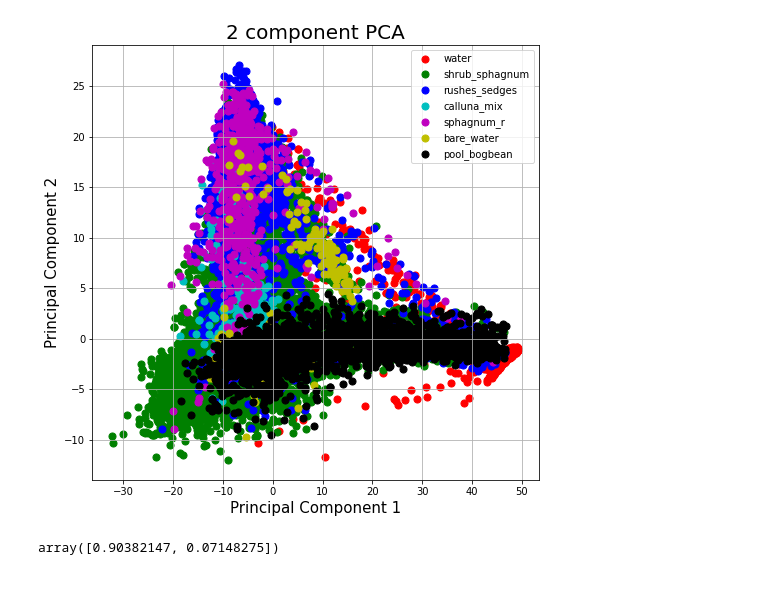
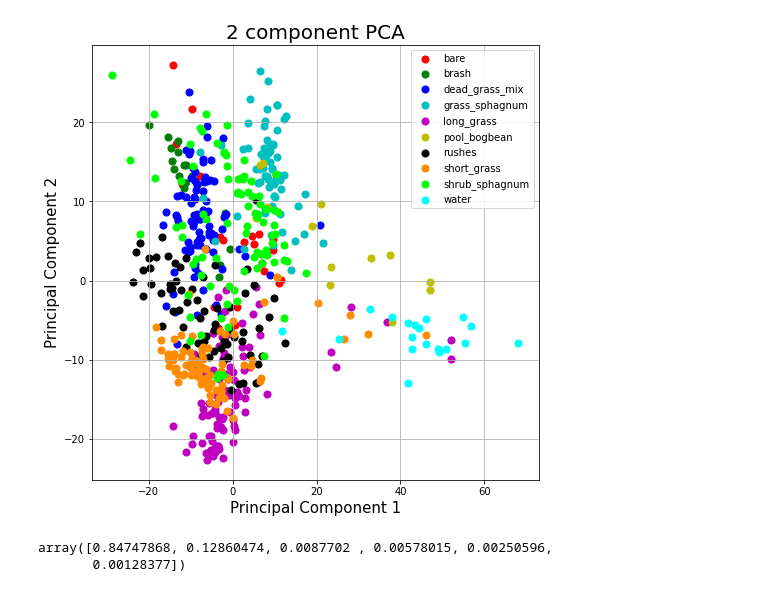
Before and after one commit to rachelzwalker/Flow_Country_HSI_and_PSM, a Jupyter notebook: python_notebooks/unsupervised/PCA.ipynb, the cells around one changed output. Drawn from its saved outputs; the diff is of its cells as text; code cells hidden in the pictures.

```diff
--- a/python_notebooks/unsupervised/PCA.ipynb
+++ b/python_notebooks/unsupervised/PCA.ipynb
@@ -1,28 +1,43 @@
 # %%
 import pandas as pd
 import geopandas
-cross_lochs = pd.read_csv('../cross_lochs_gdf_pft.csv')
+# data = pd.read_csv('../cross_lochs_gdf.csv')
+
+# data = pd.read_csv('../cross_lochs_6_classes_for_ML.csv')
+# data = pd.read_csv('../train_test_data.csv')
+data = pd.read_csv('../train_test_data_2006_only.csv')
 # %%
 import numpy as np
 from sklearn.decomposition import PCA
 # %%
 from sklearn.preprocessing import StandardScaler
 
-pca = PCA(n_components=5)
-
-x = cross_lochs[cross_lochs.columns[1:359]]
-y = cross_lochs[cross_lochs.columns[362]]
+x = data[data.columns[1:359]]
+y = data[data.columns[362]]
 
 x = StandardScaler().fit_transform(x)
 
 
+# from sklearn.decomposition import PCA
+# pca = PCA(n_components=6)
+# principalComponents = pca.fit_transform(x)
+# principalDf = pd.DataFrame(data = principalComponents
+#              , columns = ['pc_1', 'pc_2', 'pc_3', 'pc_4', 'pc_5', 'pc_6'])
+
+# from sklearn.decomposition import PCA
+# pca = PCA(n_components=13)
+# principalComponents = pca.fit_transform(x)
+# principalDf = pd.DataFrame(data = principalComponents
+#              , columns = ['pc_1', 'pc_2', 'pc_3', 'pc_4', 'pc_5', 'pc_6', 'pc_7', 'pc_8', 'pc_9', 'pc_10', 'pc_11', 'pc_12', 'pc_13'])
+
 from sklearn.decomposition import PCA
-pca = PCA(n_components=2)
+pca = PCA(n_components=10)
 principalComponents = pca.fit_transform(x)
 principalDf = pd.DataFrame(data = principalComponents
-             , columns = ['principal component 1', 'principal component 2'])
+             , columns = ['pc_1', 'pc_2', 'pc_3', 'pc_4', 'pc_5', 'pc_6', 'pc_7', 'pc_8', 'pc_9', 'pc_10'])
 
-pca_df = pd.concat([principalDf, cross_lochs[['PFT']], cross_lochs[['geometry']]], axis = 1)
+
+pca_df = pd.concat([principalDf, data[['PFT']], data[['geometry']]], axis = 1)
 
 
 pca_df['geometry'] = geopandas.GeoSeries.from_wkt(pca_df['geometry'])
@@ -37,26 +52,34 @@ pca_gdf.head(2)
 # %%
 from matplotlib import pyplot as plt
 
 fig = plt.figure(figsize = (8,8))
 ax = fig.add_subplot(1,1,1)
 ax.set_xlabel('Principal Component 1', fontsize = 15)
 ax.set_ylabel('Principal Component 2', fontsize = 15)
 ax.set_title('2 component PCA', fontsize = 20)
-PFTs = ['water', 'shrub_sphagnum', 'rushes_sedges', 'calluna_mix', 'sphagnum_r', 'bare_water', 'pool_bogbean']
-colors = ['r', 'g', 'b', 'c', 'm', 'y', 'k']
+# PFTs = ['water', 'shrub_sphagnum', 'rushes_sedges', 'calluna_mix', 'sphagnum_r', 'bare_water', 'pool_bogbean']
+# PFTs = ['calluna', 'bare', 'brash', 'water', 'rushes', 'pool_bogbean', 'short_grass', 'long_grass', 'grass_sphagnum', 'dead_grass_mix', 'sitka_pine', 'agri_grasses', 'shrub_sphagnum']
+PFTs = ['bare', 'brash', 'water', 'rushes', 'pool_bogbean', 'short_grass', 'long_grass', 'grass_sphagnum', 'dead_grass_mix', 'shrub_sphagnum']
+PFTs = sorted(PFTs)
+# colors = ['r', 'g', 'b', 'c', 'm', 'y', 'k']
+colors = ['r', 'g', 'b', 'c', 'm', 'y', 'k', 'darkorange', 'lime', 'aqua', 'fuchsia', 'yellowgreen', 'purple']
+
 for PFT, color in zip(PFTs,colors):
     indicesToKeep = pca_df['PFT'] == PFT
-    ax.scatter(pca_df.loc[indicesToKeep, 'principal component 1']
-               , pca_df.loc[indicesToKeep, 'principal component 2']
+    ax.scatter(pca_df.loc[indicesToKeep, 'pc_1']
+               , pca_df.loc[indicesToKeep, 'pc_2']
                , c = color
                , s = 50)
 ax.legend(PFTs)
 ax.grid()
 # %% [output]
-[figure, old version]
+[figure, new version]
-# %%
-explained_variance = pca.explained_variance_ratio_
-
-explained_variance
-# %% [output]
-array([0.90382147, 0.07148275])
+# %%
+explained_variance = pca.explained_variance_ratio_
+
+explained_variance
+
+# not distinct clusters for some of thedata, suggests won't that strong at predicting outcomes
+# %% [output]
+array([0.84747868, 0.12860474, 0.0087702 , 0.00578015, 0.00250596,
+       0.00128377])
```
Also changed, not shown: parts of 7 cells of this notebook, 5 other files.
